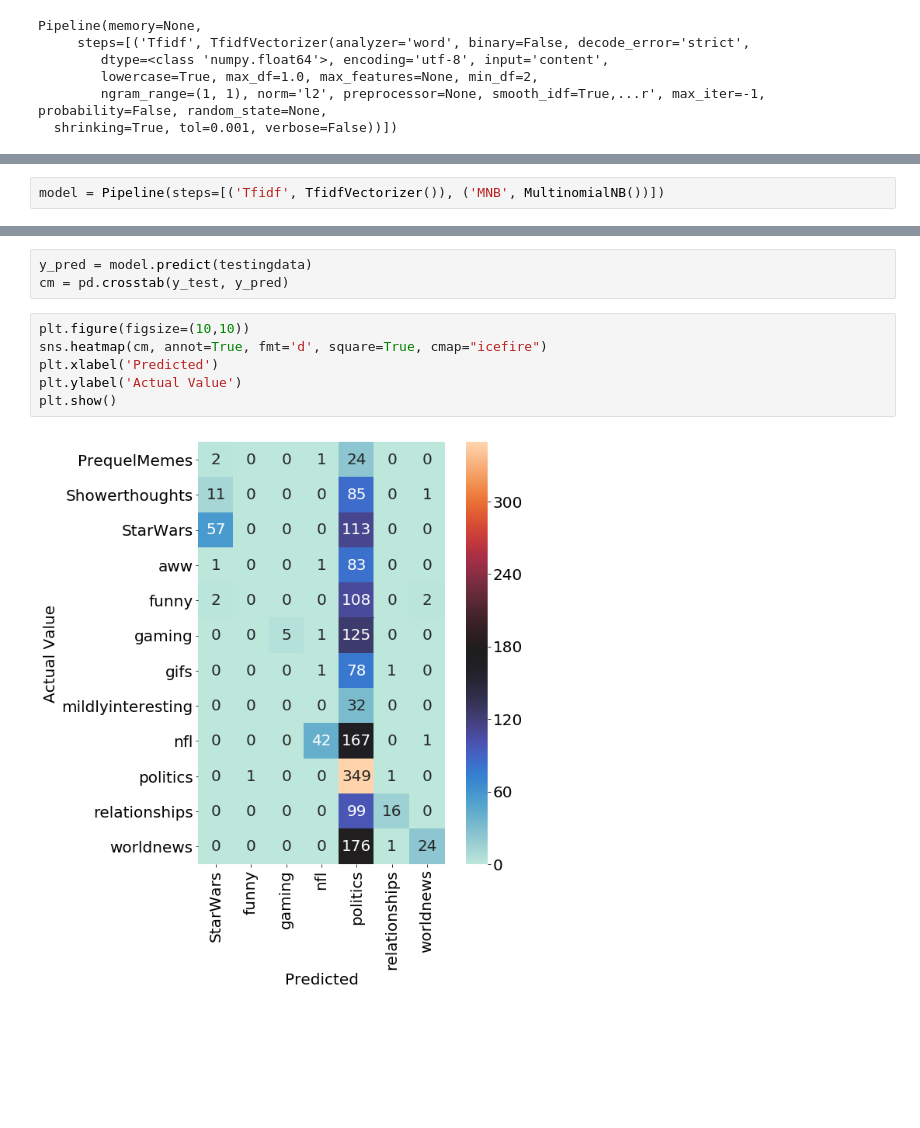
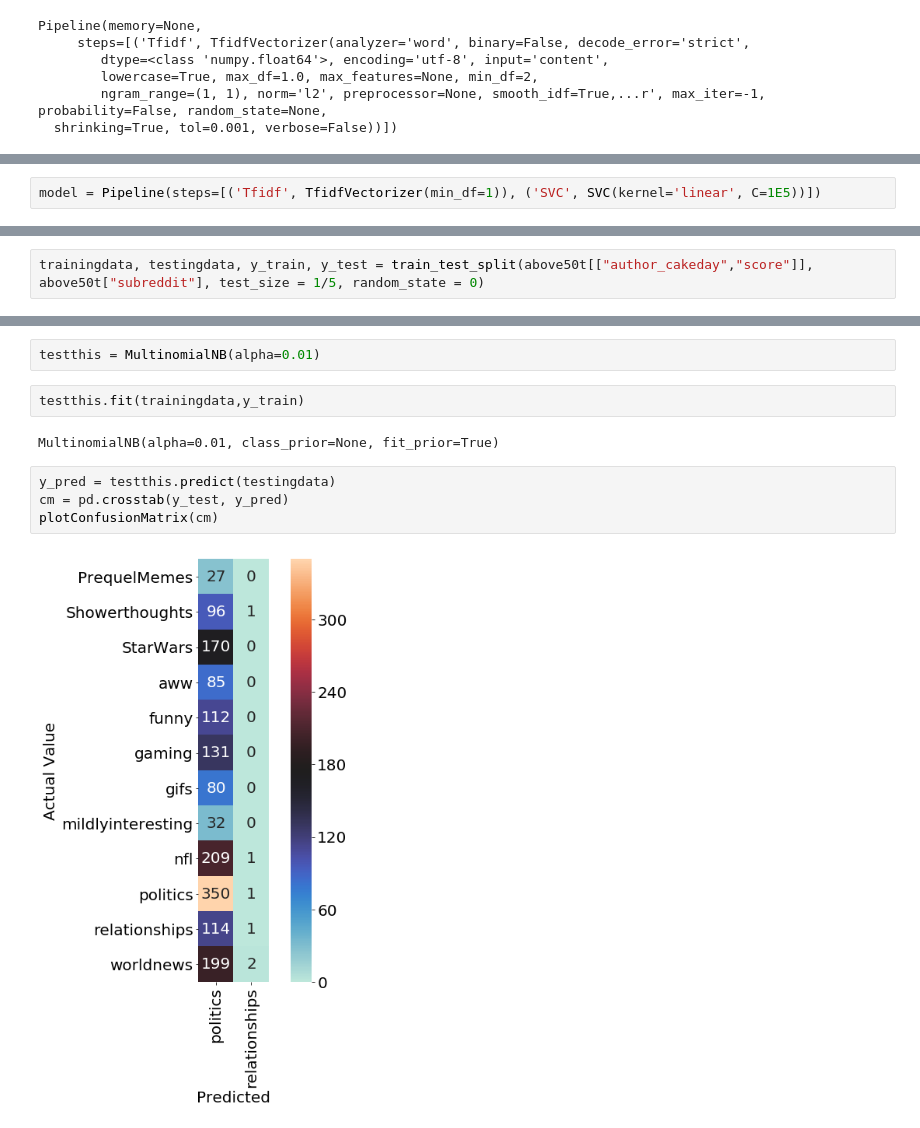
Before and after one commit to Data-Science-for-Linguists-2019/Reddit-Comment-Analysis, a Jupyter notebook: current_phase/phase3progress.ipynb, the cells around one changed output, grey strips where cells are left out. Drawn from its saved outputs; the diff is of its cells as text; blank space fills up the shorter version.

```diff
--- a/current_phase/phase3progress.ipynb
+++ b/current_phase/phase3progress.ipynb
@@ -124,2 +176,2 @@ sklearn.metrics.accuracy_score(y_test, y_pred)
 # %%
-model = Pipeline(steps=[('Tfidf', TfidfVectorizer()), ('MNB', MultinomialNB())])
+model = Pipeline(steps=[('Tfidf', TfidfVectorizer(min_df=1)), ('SVC', SVC(kernel='linear', C=1E5))])
@@ -129,3 +178,5 @@ model = Pipeline(steps=[('Tfidf', TfidfVectorizer()), ('MNB', MultinomialNB())])
+# %%
+trainingdata, testingdata, y_train, y_test = train_test_split(above50t[["author_cakeday","score"]], above50t["subreddit"], test_size = 1/5, random_state = 0)
 # %%
 model.fit(trainingdata, y_train)
 # %% [output]
@@ -138,11 +202,12 @@ Pipeline(memory=None,
+# %%
+testthis = MultinomialNB(alpha=0.01)
+# %%
+testthis.fit(trainingdata,y_train)
+# %% [output]
+MultinomialNB(alpha=0.01, class_prior=None, fit_prior=True)
 # %%
-y_pred = model.predict(testingdata)
+y_pred = testthis.predict(testingdata)
 cm = pd.crosstab(y_test, y_pred)
+plotConfusionMatrix(cm)
+# %% [output]
+[figure, added]
-# %%
-plt.figure(figsize=(10,10))
-sns.heatmap(cm, annot=True, fmt='d', square=True, cmap="icefire")
-plt.xlabel('Predicted')
-plt.ylabel('Actual Value')
-plt.show()
-# %% [output]
-[figure, removed]
```
Also changed, not shown: parts of 27 cells of this notebook.
